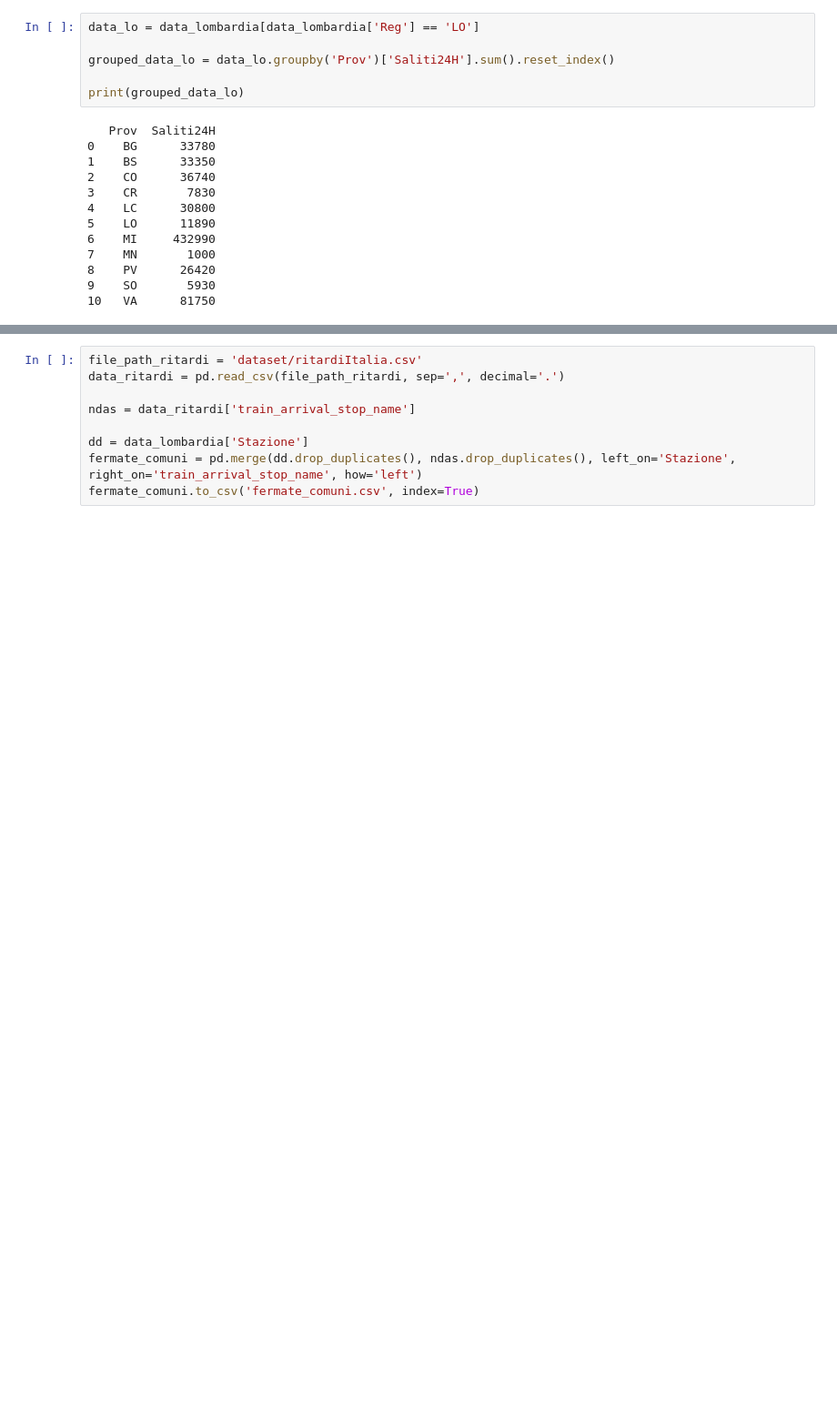
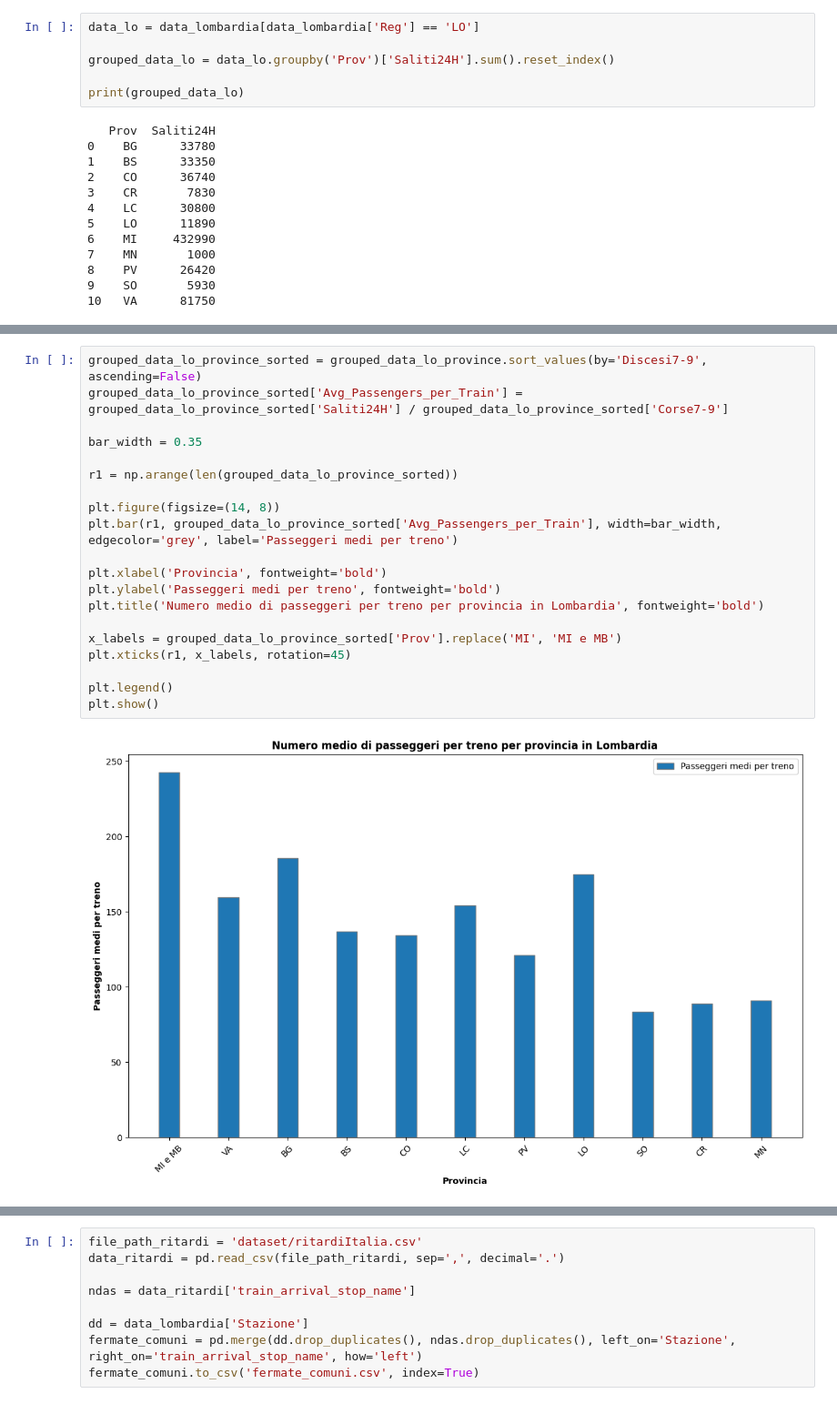
Before and after one commit to alemele01/vs24, a Jupyter notebook: pendolariItalia.ipynb, the cells around one changed output, grey strips where cells are left out. Shown at 91% size. Cells and saved outputs as stored; diff of their text form; blank space fills up the shorter version.

```diff
--- a/pendolariItalia.ipynb
+++ b/pendolariItalia.ipynb
@@ -100,3 +129,25 @@ print(grouped_data_lo_province_day_type)
+# %%
+grouped_data_lo_province_sorted = grouped_data_lo_province.sort_values(by='Discesi7-9', ascending=False)
+grouped_data_lo_province_sorted['Avg_Passengers_per_Train'] = grouped_data_lo_province_sorted['Saliti24H'] / grouped_data_lo_province_sorted['Corse7-9']
+
+bar_width = 0.35
+
+r1 = np.arange(len(grouped_data_lo_province_sorted))
+
+plt.figure(figsize=(14, 8))
+plt.bar(r1, grouped_data_lo_province_sorted['Avg_Passengers_per_Train'], width=bar_width, edgecolor='grey', label='Passeggeri medi per treno')
+
+plt.xlabel('Provincia', fontweight='bold')
+plt.ylabel('Passeggeri medi per treno', fontweight='bold')
+plt.title('Numero medio di passeggeri per treno per provincia in Lombardia', fontweight='bold')
+
+x_labels = grouped_data_lo_province_sorted['Prov'].replace('MI', 'MI e MB')
+plt.xticks(r1, x_labels, rotation=45)
+
+plt.legend()
+plt.show()
+# %% [output]
+[figure, added]
 # %%
 grouped_data_lo_province_sorted = grouped_data_lo_province.sort_values(by='Saliti_per_ora', ascending=False)
 
```
Also changed, not shown: parts of 6 cells of this notebook.
